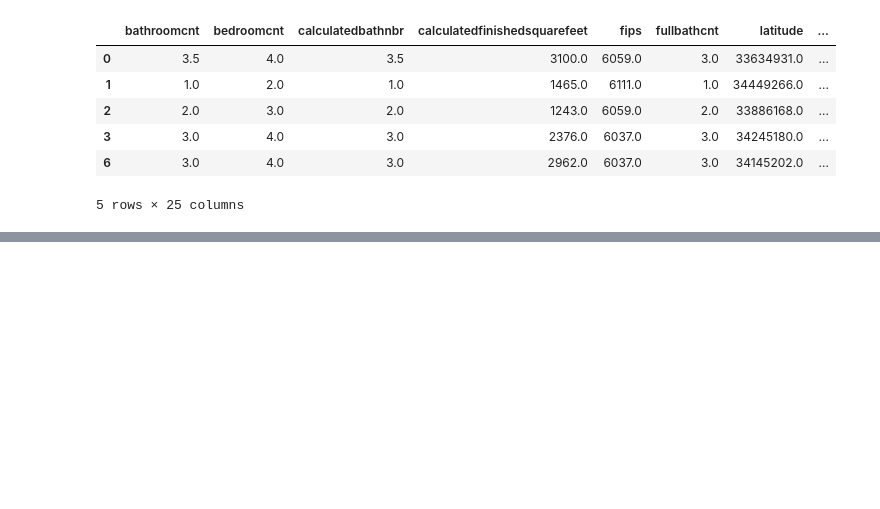
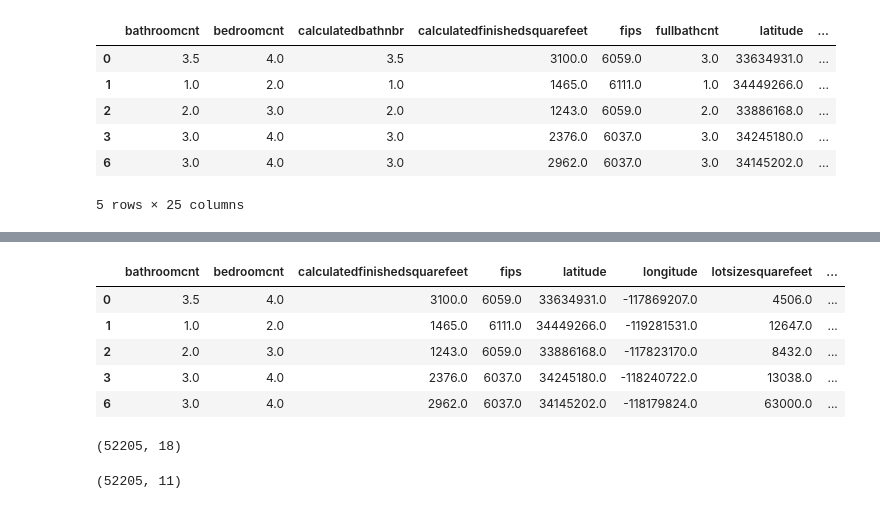
Before and after one commit to matt-c-knight/clustering-exercises, a Jupyter notebook: zillow.ipynb, the cells around one changed output, grey strips where cells are left out. Cells and saved outputs as stored; diff of their text form; code cells hidden in the pictures; blank space fills up the shorter version.

```diff
--- a/zillow.ipynb
+++ b/zillow.ipynb
@@ -372,0 +410,15 @@ new_df.head()
+# %%
+new_df = remove_columns(new_df, ['calculatedbathnbr','fullbathcnt', 'regionidzip', 'regionidcity' , 'yearbuilt', 'structuretaxvaluedollarcnt', 'landtaxvaluedollarcnt'  ])
+# %%
+new_df.head()
+# %% [output]
+|  | bathroomcnt | bedroomcnt | calculatedfinishedsquarefeet | fips | latitude | longitude | lotsizesquarefeet | ... |
+| 0 | 3.5 | 4.0 | 3100.0 | 6059.0 | 33634931.0 | -117869207.0 | 4506.0 | ... |
+| 1 | 1.0 | 2.0 | 1465.0 | 6111.0 | 34449266.0 | -119281531.0 | 12647.0 | ... |
+| 2 | 2.0 | 3.0 | 1243.0 | 6059.0 | 33886168.0 | -117823170.0 | 8432.0 | ... |
+| 3 | 3.0 | 4.0 | 2376.0 | 6037.0 | 34245180.0 | -118240722.0 | 13038.0 | ... |
+| 6 | 3.0 | 4.0 | 2962.0 | 6037.0 | 34145202.0 | -118179824.0 | 63000.0 | ... |
+# %%
+new_df.shape
+# %% [output]
+(52205, 18)
@@ -372,0 +427,4 @@ new_df.head()
+# %%
+new_df.shape
+# %% [output]
+(52205, 11)
```
Also changed, not shown: parts of 17 cells of this notebook, 3 other files.
